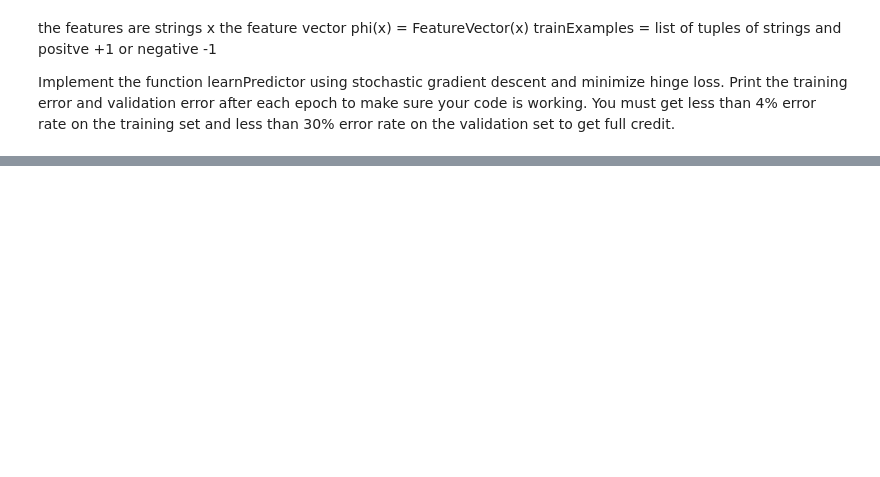
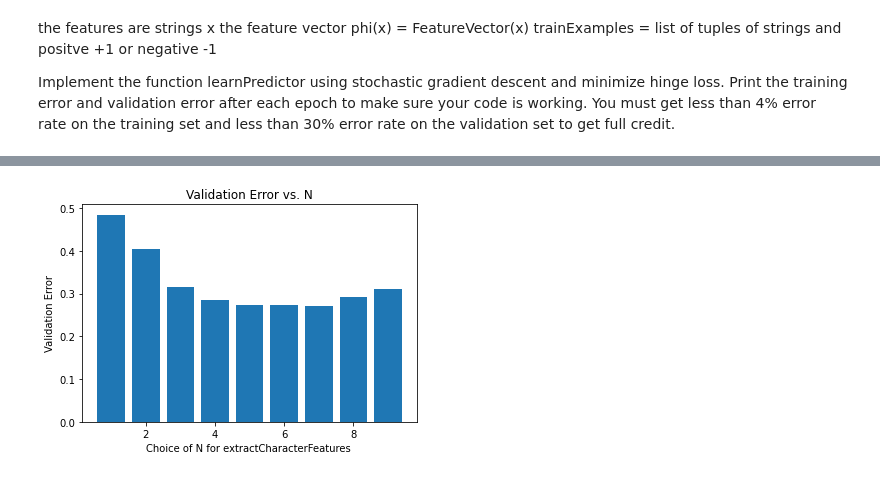
Before and after one commit to hifrickenfive/StanfordAI, a Jupyter notebook: Homework/sentiment/scratch.ipynb, the cells around one changed output, grey strips where cells are left out. Drawn from its saved outputs; the diff is of its cells as text; code cells hidden in the pictures; blank space fills up the shorter version.

```diff
--- a/Homework/sentiment/scratch.ipynb
+++ b/Homework/sentiment/scratch.ipynb
@@ -10,3 +48,7 @@ Example = Tuple[FeatureVector, int]
+# %%
+
+trainExamples = readExamples('polarity.train')
+validationExamples = readExamples('polarity.dev')
 # %%
 def extractWordFeatures(x: str) -> FeatureVector:
     """
@@ -92,0 +218,5 @@ def learnPredictor(trainExamples: List[Tuple[T, int]],
+# %%
+allResults = list()
+for i in range(1,10):
+    result = testValuesOfN(i)
+    allResults.append(result)
@@ -92,0 +241,19 @@ def learnPredictor(trainExamples: List[Tuple[T, int]],
+# %%
+trainError = [0.4586381541924592, 0.3072594259988745, 0.0028137310073157004, 0.0, 0.0, 0.0, 0.0002813731007315701, 0.0005627462014631402, 0.0008441193021947102]
+
+
+valError = [0.4845244794597636, 0.40433314575126617, 0.3159819921215532, 0.28418683173888576, 0.2737760270118177, 0.2726505346088914, 0.2706809229037704, 0.2926280247608329, 0.30979178390545864]
+
+weights = [76, 1470, 10808, 46545, 107217, 166487, 212442, 243343, 261895]
+# %%
+import matplotlib.pyplot as plt
+N = [i for i in range(1,10)]
+
+plt.bar(N, valError)
+plt.title('Validation Error vs. N')
+plt.ylabel('Validation Error')
+plt.xlabel('Choice of N for extractCharacterFeatures ')
+
+plt.show()
+# %% [output]
+[figure, added]
```
Also changed, not shown: parts of 15 cells of this notebook, 12 other files.
